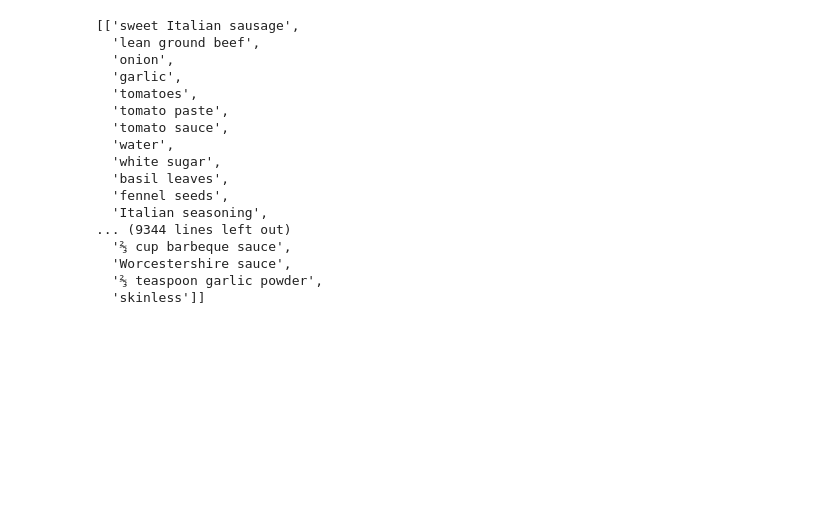
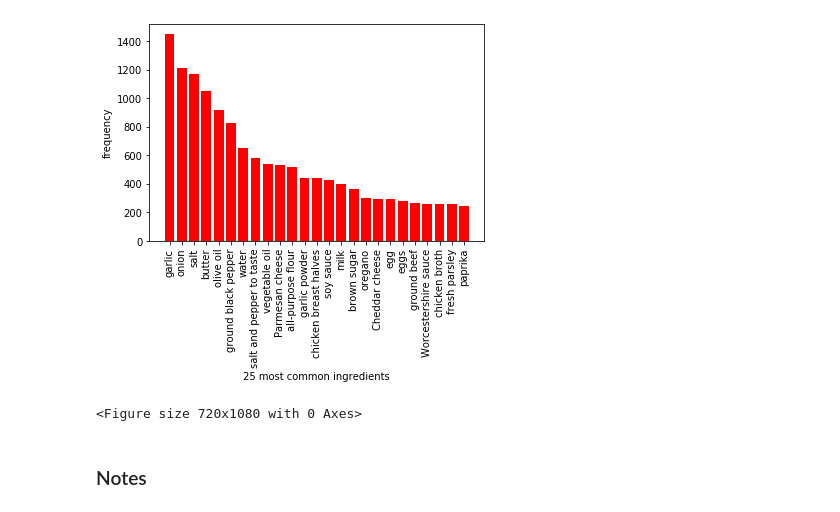
Before and after one commit to stephkendall/Recipe_Recs, a Jupyter notebook: Untitled.ipynb, the cells around one changed output. Saved outputs shown, nothing was run; the diff lists cells and outputs as text; code cells hidden in the pictures; blank space fills up the shorter version.

```diff
--- a/Untitled.ipynb
+++ b/Untitled.ipynb
@@ -304,0 +182,10 @@ cleaner2
+# %%
+more_names2 = []
+more_ings2 = []
+for dat in tqdm(data[4000:]):
+    try:
+        more_names2.append(dat.title())
+        more_ings2.append(dat.ingredients())
+    except:
+        more_names2.append(None)
+        more_ings2.append(None)
@@ -304,0 +196,7 @@ cleaner2
+# %%
+# Create a dictionary to make a DataFrame from
+alls3 = {'name':more_names2, 'ingredients':more_ings2}
+df4 = pd.DataFrame(alls3)
+
+# # Preview DataFrame
+df1.append(df2, ignore_index=True)
@@ -305,3 +346,33 @@ cleaner2
+# %%
+# remove whitespace before or after ingredient
+no_space = []
+for string in flat_list:
+    no_space.append(string.strip())
+# %%
+# create bar chart for most common words
+
+from collections import Counter
+import numpy as np
+import matplotlib.pyplot as plt
+
+w = Counter(no_space)
+most_occur = w.most_common(25)
+
+word, frequency = zip(*most_occur)
+indices = np.arange(len(labels))
+plt.bar(indices, frequency, color='r')
+plt.xticks(indices, word, rotation='vertical')
+plt.xlabel('25 most common ingredients')
+plt.ylabel('frequency')
+# plt.tight_layout()
+
+plt.figure(figsize=(10,15))
+plt.show()
+# %% [output]
+[figure, added]
+<Figure size 720x1080 with 0 Axes>
+# %% [markdown]
+### Notes
 # %%
 # luminum
 # pple
@@ -317,23 +388,3 @@ cleaner2
 # slices
 # frozen
 # words ending in less
-# %%
-cleaner1
-# %% [output]
-[['sweet Italian sausage',
-  'lean ground beef',
-  'onion',
-  'garlic',
-  'tomatoes',
-  'tomato paste',
-  'tomato sauce',
-  'water',
-  'white sugar',
-  'basil leaves',
-  'fennel seeds',
-  'Italian seasoning',
-... (9344 lines left out)
-  '⅔ cup barbeque sauce',
-  'Worcestershire sauce',
-  '⅔ teaspoon garlic powder',
-  'skinless']]
```
Also changed, not shown: parts of 45 cells of this notebook, 11 other files.
